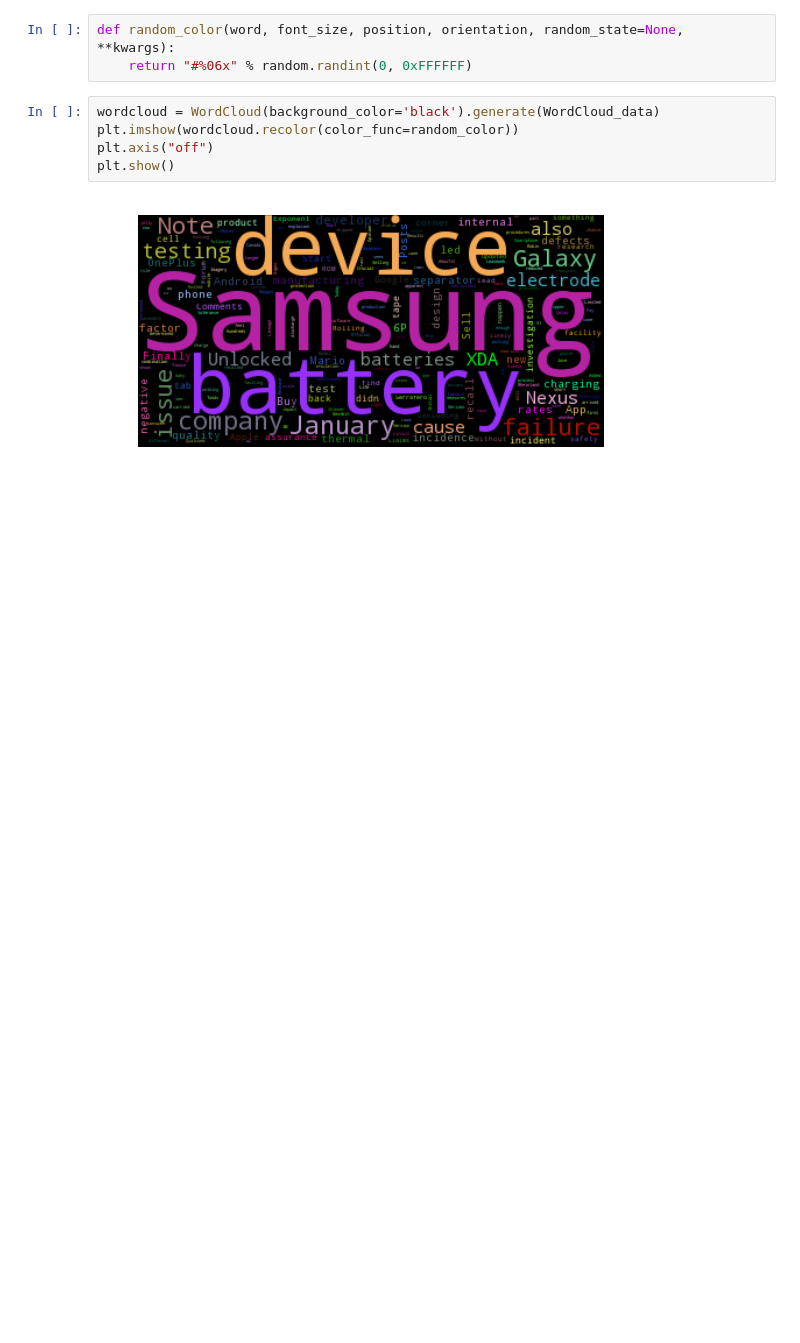
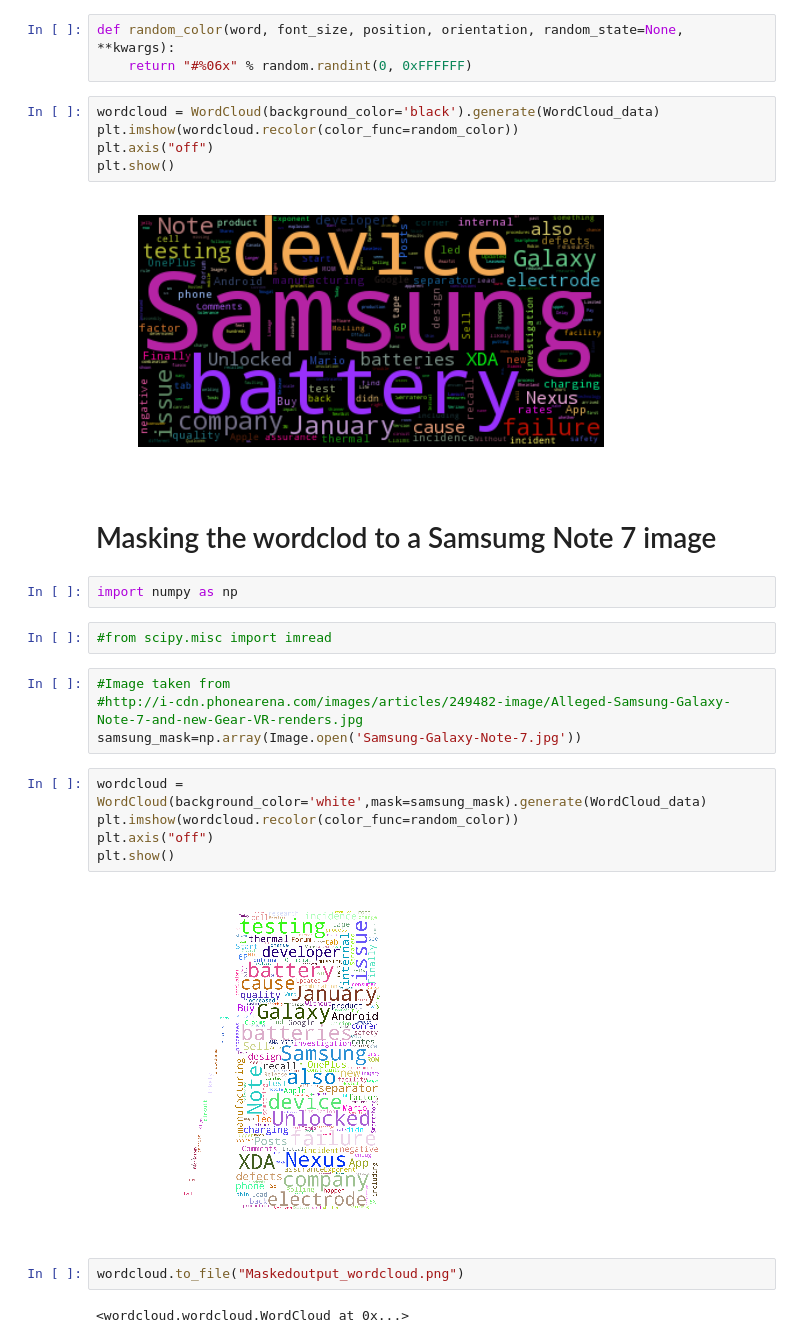
Before and after one commit to Mantej-Singh/WordCloud---Python, a Jupyter notebook: Python Wordcloud.ipynb, the cells around one changed output. Drawn from its saved outputs; the diff is of its cells as text; blank space fills up the shorter version.

Commit message:
added some extra random colors with shapes

```diff
--- a/Python Wordcloud.ipynb
+++ b/Python Wordcloud.ipynb
@@ -42,3 +42,24 @@ plt.axis("off")
 plt.show()
 # %% [output]
 [figure]
+# %% [markdown]
+# Masking the wordclod to a Samsumg Note 7 image
+# %%
+import numpy as np
+# %%
+#from scipy.misc import imread
+# %%
+#Image taken from
+#http://i-cdn.phonearena.com/images/articles/249482-image/Alleged-Samsung-Galaxy-Note-7-and-new-Gear-VR-renders.jpg
+samsung_mask=np.array(Image.open('Samsung-Galaxy-Note-7.jpg'))
+# %%
+wordcloud = WordCloud(background_color='white',mask=samsung_mask).generate(WordCloud_data)
+plt.imshow(wordcloud.recolor(color_func=random_color))
+plt.axis("off")
+plt.show()
+# %% [output]
+[figure, added]
+# %%
+wordcloud.to_file("Maskedoutput_wordcloud.png")
+# %% [output]
+<wordcloud.wordcloud.WordCloud at 0x...>
```
